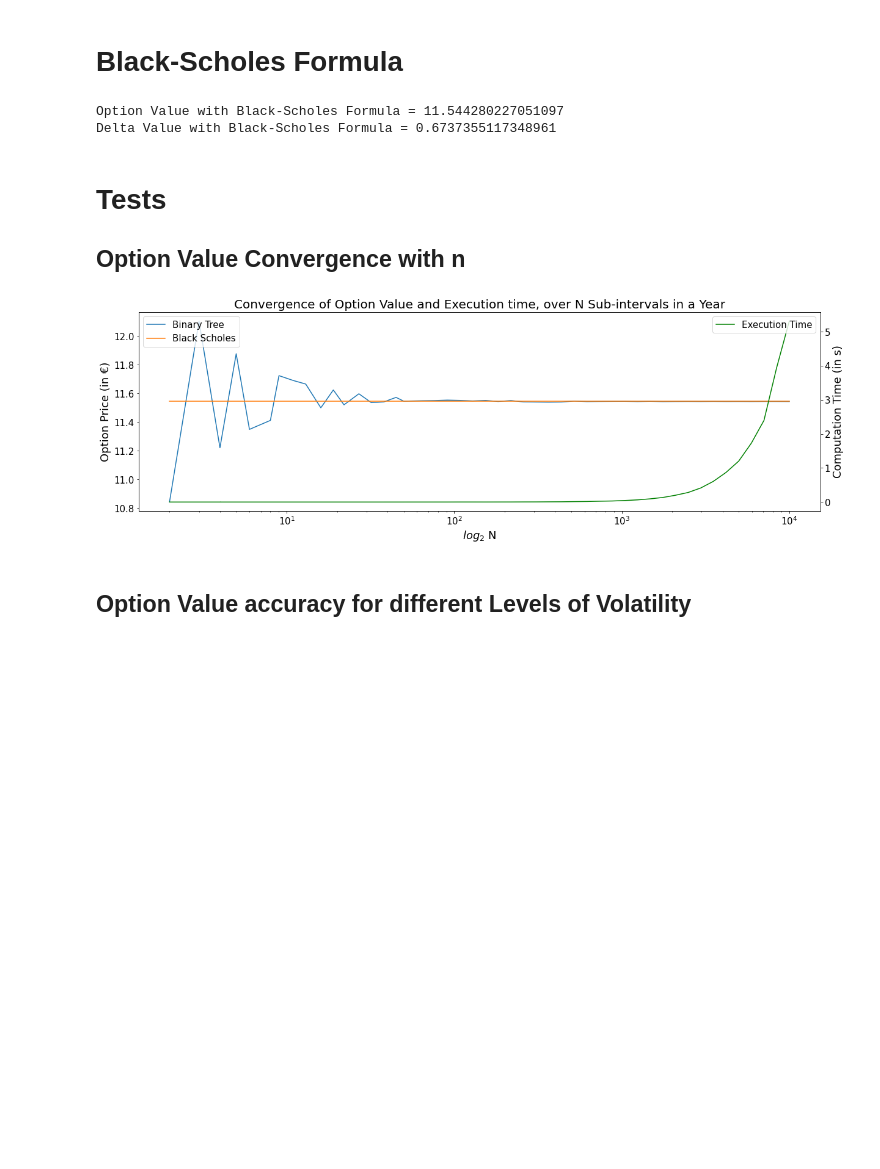
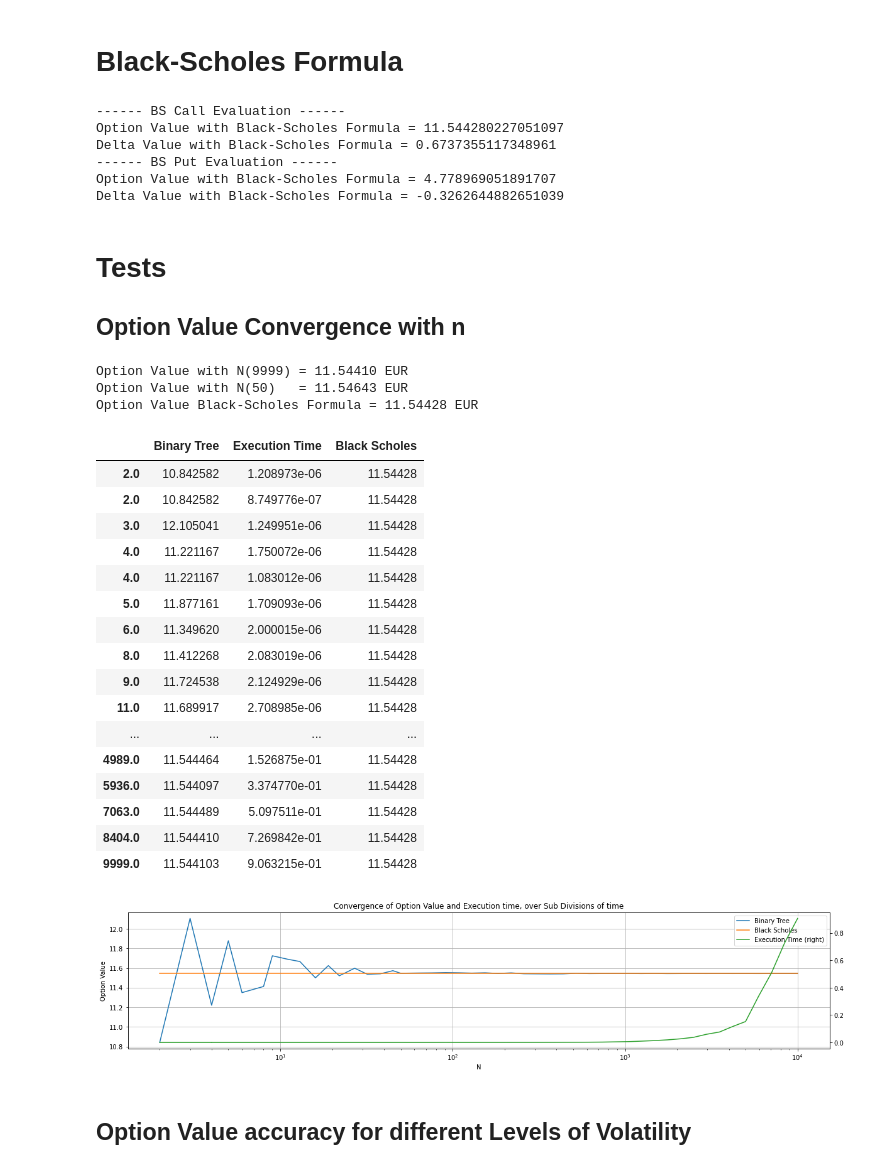
Before and after one commit to ithakis/UvA-Computational-Finance, a Jupyter notebook: Part 2.ipynb, the cells around one changed output. Drawn from its saved outputs; the diff is of its cells as text; code cells hidden in the pictures; blank space fills up the shorter version.

```diff
--- a/Part 2.ipynb
+++ b/Part 2.ipynb
@@ -153,11 +168,21 @@ T=1.
 K = 99
 r = 0.06
 bs_result, bs_D = bs_call(S,K,T,r,sigma)
+print("------ BS Call Evaluation ------")
 print(f'Option Value with Black-Scholes Formula = {bs_result}')
 print(f'Delta Value with Black-Scholes Formula = {bs_D}')
+
+bs_result, bs_D = bs_put(S,K,T,r,sigma)
+print("------ BS Put Evaluation ------")
+print(f'Option Value with Black-Scholes Formula = {bs_result}')
+print(f'Delta Value with Black-Scholes Formula = {bs_D}')
 # %% [output]
+------ BS Call Evaluation ------
 Option Value with Black-Scholes Formula = 11.544280227051097
 Delta Value with Black-Scholes Formula = 0.6737355117348961
+------ BS Put Evaluation ------
+Option Value with Black-Scholes Formula = 4.778969051891707
+Delta Value with Black-Scholes Formula = -0.3262644882651039
 # %% [markdown]
 # Tests
 ## Option Value Convergence with n
@@ -179,35 +204,46 @@ for n in tqdm(np.append(np.logspace(1, NN, size, base=2, dtype=int), 50)): #  _s
     size -= 1
 values = values[::-1]
 # %%
-_results_df = pd.DataFrame(values[:, 1:], columns=['Binary_Tree', 'Execution_Time'] , index=values[:, 0]).sort_index()
-_results_df["Black_Scholes"] = bs_result
-# _results_df
+_results_df = pd.DataFrame(values[:, 1:], columns=['Binary Tree', 'Execution Time'] , index=values[:, 0]).sort_index()
+_results_df["Black Scholes"] = bs_result
+_results_df
 
-fig, ax_left = plt.subplots()
-ax_right = ax_left.twinx()
+# fig, ax_left = plt.subplots()
+# ax_right = ax_left.twinx()
 
-# Plot Results
-_results_df.Binary_Tree.plot(figsize=(20,6), ax=ax_left, logx=True, fontsize=15)
-_results_df.Black_Scholes.plot(ax=ax_left, logx=True)
-_results_df.Execution_Time.plot(ax=ax_right, logx=True, color='green', fontsize=15)
+_results_df[['Binary Tree', 'Black Scholes', 'Execution Time']].plot(figsize=(20,4), xlabel='N', ylabel='Option Value', mark_right=True,
+                              title='Convergence of Option Value and Execution time, over Sub Divisions of time', grid=True, logx=True,
+                              secondary_y='Execution Time' )
+# _results_df[['Execution Time']].plot(ax=ax_right, color='green', ylabel='Computation Time (s)', mark_right=True)
 
-# Make readable
-ax_left.legend(['Binary Tree', 'Black Scholes'], loc = 2, fontsize = 15)
-ax_left.set_ylabel('Option Price (in €)', fontsize = 18)
-ax_right.legend(['Execution Time'], loc = 1, fontsize = 15)
-ax_right.set_ylabel('Computation Time (in s)', fontsize = 18)
-ax_left.set_xlabel(r"$log_2$ N", fontsize = 18)
-plt.title('Convergence of Option Value and Execution time, over N Sub-intervals in a Year', fontsize = 20)
-
-# print(f'Option Value with N({int(2**NN)}) = {_results_df.iloc[-1].Binary_Tree:.5f} EUR')
-# print(f'Option Value with N(50)   = {_results_df[_results_df.index == 50.0].Binary_Tree.values[0]:.5f} EUR')
-# print(f'Difference with ({int(2**NN)})    = {_results_df.iloc[-1].Binary_Tree - _results_df[_results_df.index == 50.0].Binary_Tree.values[0]:.5f} EUR')
-# print(f'Option Value Black-Scholes Formula = {_results_df.iloc[-1].Black_Scholes:.5f} EUR')
-# # print(f'% Difference = {(_results_df.iloc[-1].Option_Value - _results_df[_results_df.index == 50.0].Option_Value.values[0]) / _results_df[_results_df.index == 50.0].Option_Value.values[0] * 100}')
-
-plt.show(fig)
+print(f'Option Value with N({int(2**NN)}) = {_results_df[["Binary Tree"]].iloc[-1,0]:.5f} EUR')
+print(f'Option Value with N(50)   = {_results_df[_results_df.index == 50.0][["Binary Tree"]].iloc[-1,0]:.5f} EUR')
+# print(f'Difference with ({int(2**NN)})    = {_results_df.iloc[["Binary Tree"]][-1] - _results_df[_results_df.index == 50.0][["Binary Tree"]].iloc[-1].values[0]:.5f} EUR')
+print(f'Option Value Black-Scholes Formula = {_results_df[["Black Scholes"]].iloc[-1,0]:.5f} EUR')
+# print(f'% Difference = {(_results_df.iloc[-1].Option_Value - _results_df[_results_df.index == 50.0].Option_Value.values[0]) / _results_df[_results_df.index == 50.0].Option_Value.values[0] * 100}')
+_results_df
 # %% [output]
+Option Value with N(9999) = 11.54410 EUR
+Option Value with N(50)   = 11.54643 EUR
+Option Value Black-Scholes Formula = 11.54428 EUR
+|  | Binary Tree | Execution Time | Black Scholes |
+| 2.0 | 10.842582 | 1.208973e-06 | 11.54428 |
+| 2.0 | 10.842582 | 8.749776e-07 | 11.54428 |
+| 3.0 | 12.105041 | 1.249951e-06 | 11.54428 |
+| 4.0 | 11.221167 | 1.750072e-06 | 11.54428 |
+| 4.0 | 11.221167 | 1.083012e-06 | 11.54428 |
+| 5.0 | 11.877161 | 1.709093e-06 | 11.54428 |
+| 6.0 | 11.349620 | 2.000015e-06 | 11.54428 |
+| 8.0 | 11.412268 | 2.083019e-06 | 11.54428 |
+| 9.0 | 11.724538 | 2.124929e-06 | 11.54428 |
+| 11.0 | 11.689917 | 2.708985e-06 | 11.54428 |
+| ... | ... | ... | ... |
+| 4989.0 | 11.544464 | 1.526875e-01 | 11.54428 |
+| 5936.0 | 11.544097 | 3.374770e-01 | 11.54428 |
+| 7063.0 | 11.544489 | 5.097511e-01 | 11.54428 |
+| 8404.0 | 11.544410 | 7.269842e-01 | 11.54428 |
+| 9999.0 | 11.544103 | 9.063215e-01 | 11.54428 |
-[figure, old version]
+[figure, new version]
 # %% [markdown]
 ## Option Value accuracy for different Levels of Volatility
 # %%
```
Also changed, not shown: parts of 27 cells of this notebook, 1 other file.
